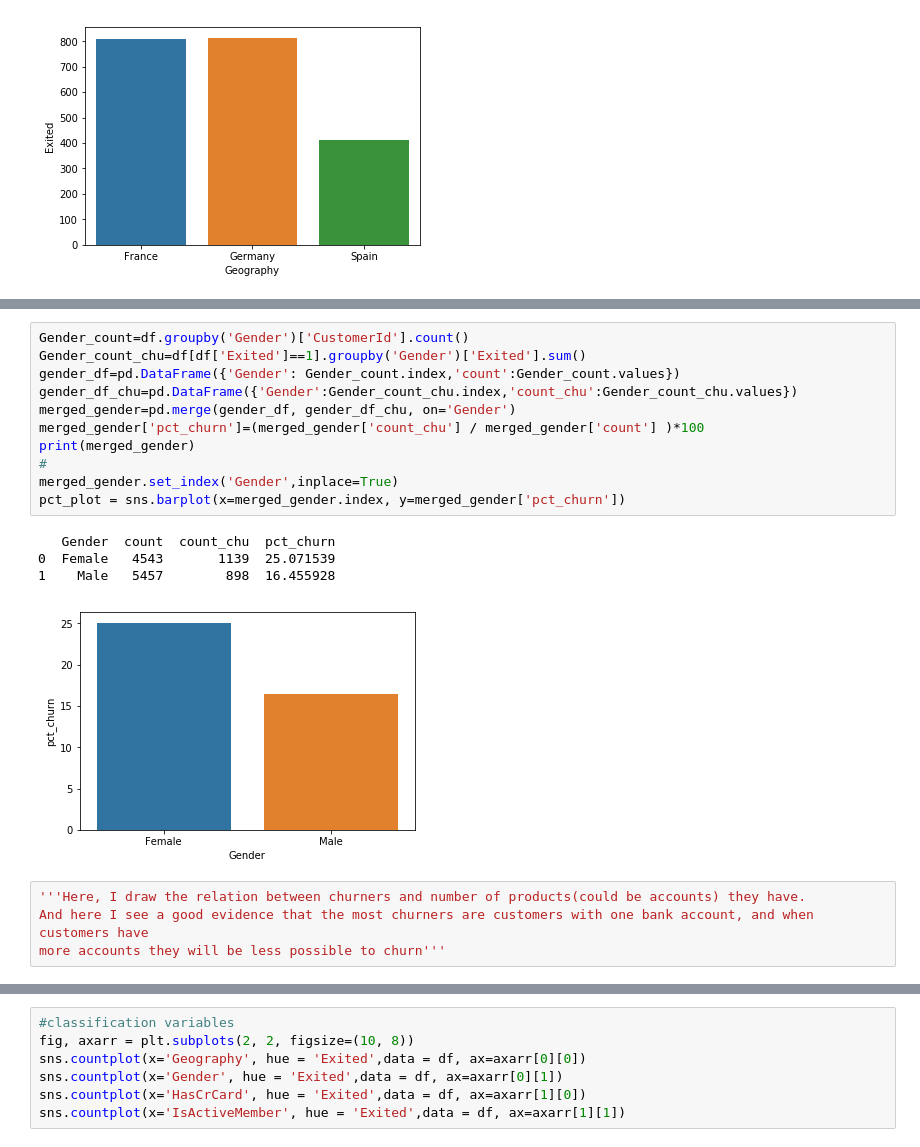
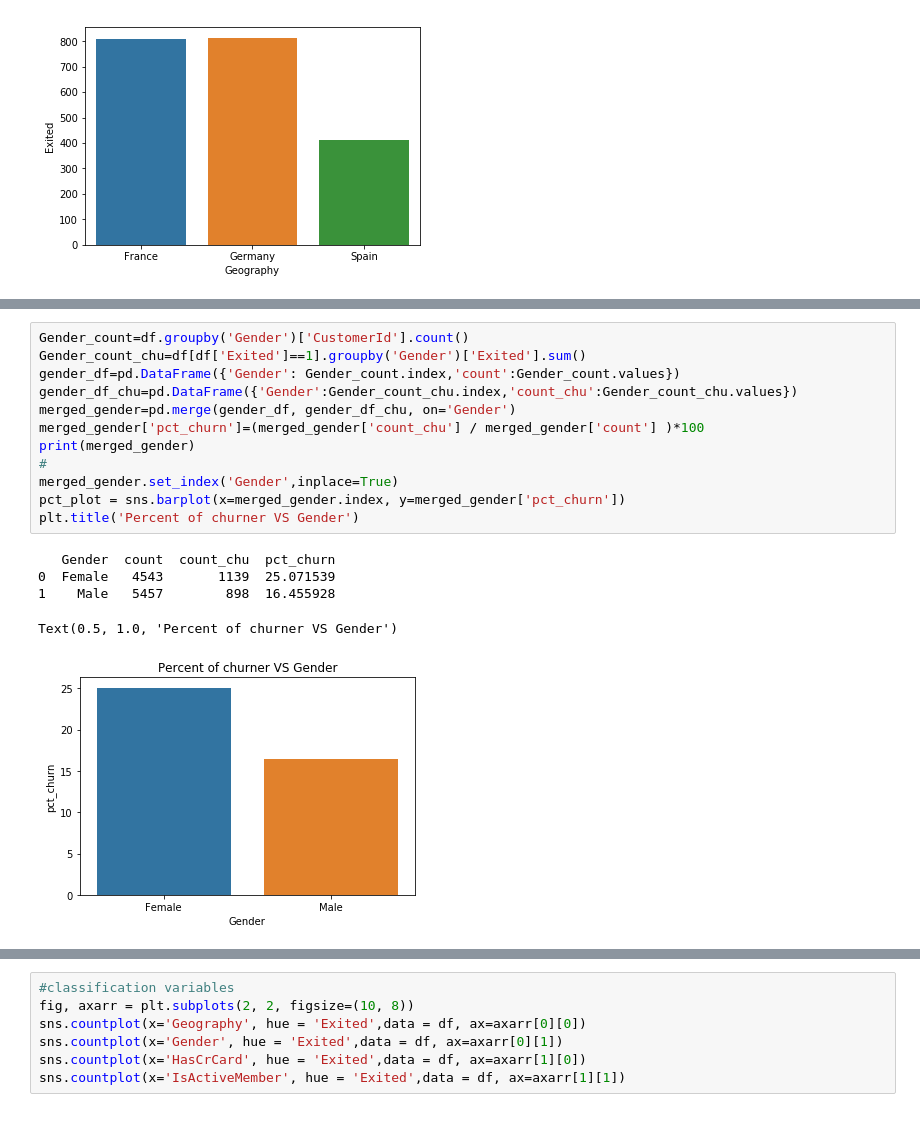
Before and after one commit to SondosJamal/visualization, a Jupyter notebook: banks prediction.ipynb, the cells around one changed output, grey strips where cells are left out. Cells and saved outputs as stored; diff of their text form.

```diff
--- a/banks prediction.ipynb
+++ b/banks prediction.ipynb
@@ -191,20 +211,18 @@ is greater than the male churner.'''
 # %%
 Gender_count=df.groupby('Gender')['CustomerId'].count()
 Gender_count_chu=df[df['Exited']==1].groupby('Gender')['Exited'].sum()
 gender_df=pd.DataFrame({'Gender': Gender_count.index,'count':Gender_count.values})
 gender_df_chu=pd.DataFrame({'Gender':Gender_count_chu.index,'count_chu':Gender_count_chu.values})
 merged_gender=pd.merge(gender_df, gender_df_chu, on='Gender')
 merged_gender['pct_churn']=(merged_gender['count_chu'] / merged_gender['count'] )*100
 print(merged_gender)
 #
 merged_gender.set_index('Gender',inplace=True)
 pct_plot = sns.barplot(x=merged_gender.index, y=merged_gender['pct_churn'])
+plt.title('Percent of churner VS Gender')
 # %% [output]
    Gender  count  count_chu  pct_churn
 0  Female   4543       1139  25.071539
 1    Male   5457        898  16.455928
+Text(0.5, 1.0, 'Percent of churner VS Gender')
-[figure, old version]
+[figure, new version]
-# %%
-'''Here, I draw the relation between churners and number of products(could be accounts) they have.
-And here I see a good evidence that the most churners are customers with one bank account, and when customers have
-more accounts they will be less possible to churn'''
```
Also changed, not shown: parts of 84 cells of this notebook.
